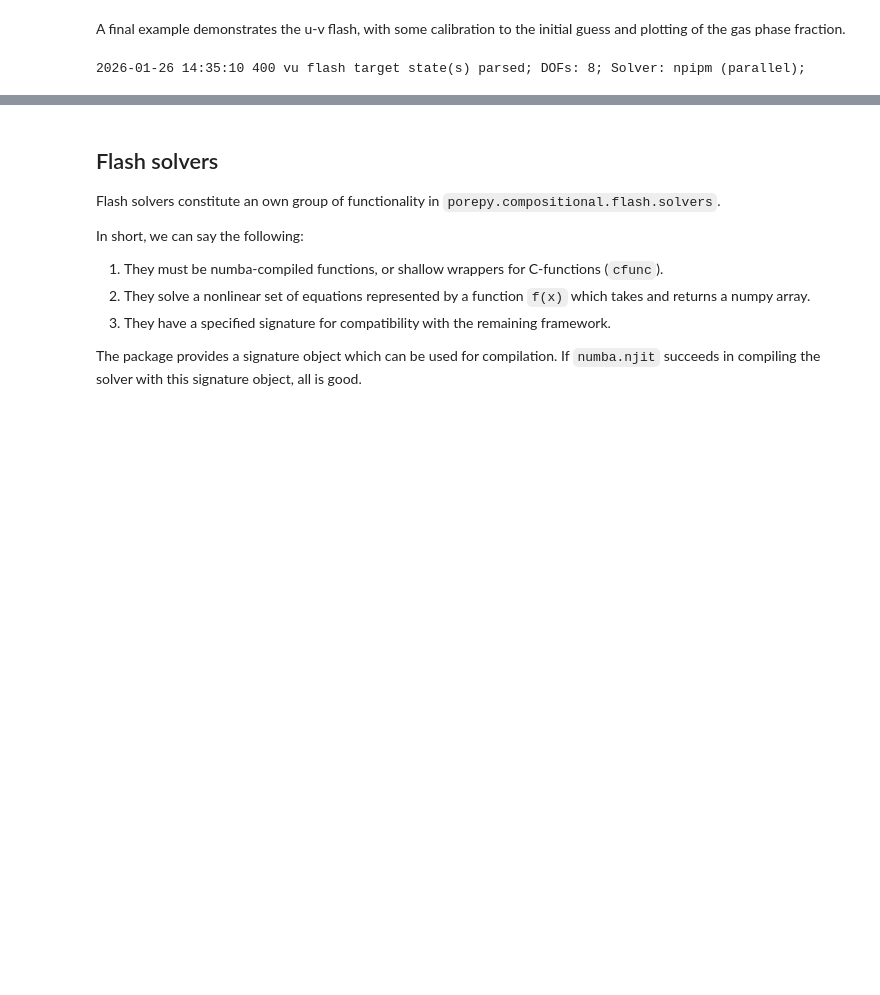
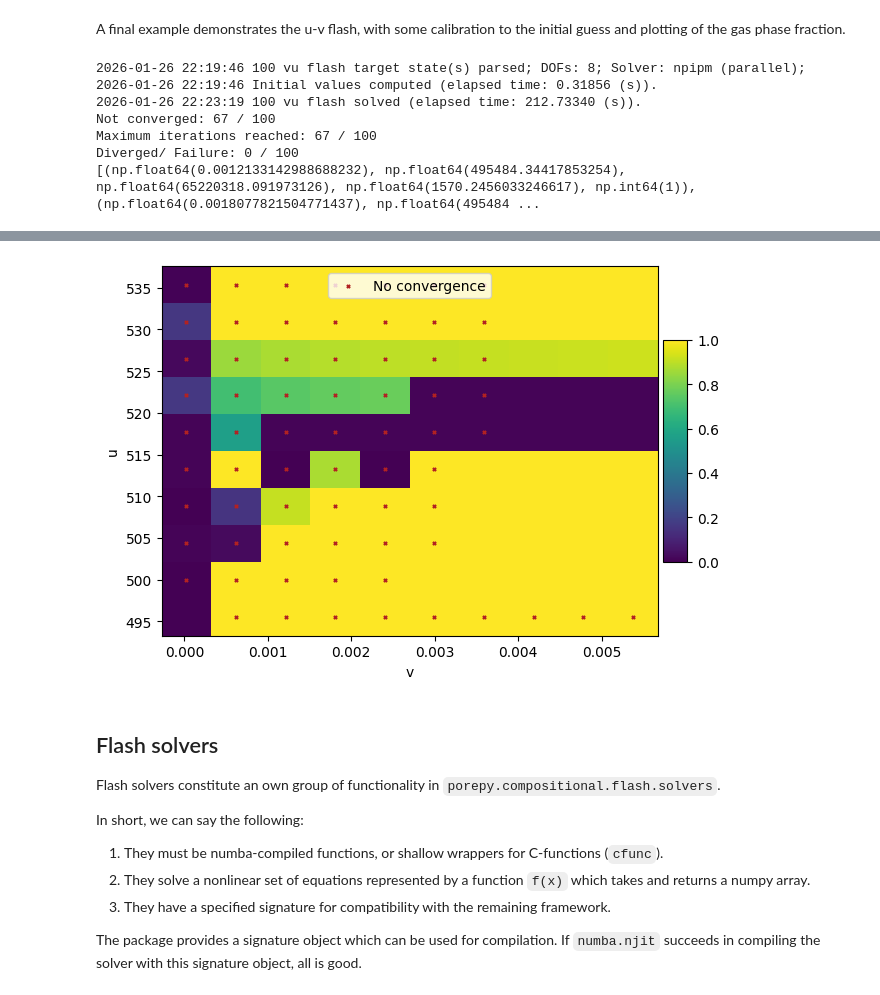
Before and after one commit to pmgbergen/porepy, a Jupyter notebook: tutorials/flash.ipynb, the cells around one changed output, grey strips where cells are left out. Cells and saved outputs as stored; diff of their text form; code cells hidden in the pictures; blank space fills up the shorter version.

Commit message:
MOD: Refactor definition of equilibrium and usage of flash specifications.

```diff
--- a/tutorials/flash.ipynb
+++ b/tutorials/flash.ipynb
@@ -249,5 +250,5 @@ fluid1 = pp.compositional.Fluid(components1, phases1)
 
 flash1 = pf.CompiledPersistentVariableFlash(fluid1)
 
-flash1.compile(pf.FlashSpec.pT, pf.FlashSpec.ph, pf.FlashSpec.vu)
+flash1.compile(pc.FlashSpec.pT, pc.FlashSpec.ph, pc.FlashSpec.vu)
 # %% [output]
@@ -444,7 +445,7 @@ params["gen_arg_params"] = [1e-4, 1e-8]
 z = [0.99, 0.01]
 
 fig_pT, result_pT = flash1.plot_phase_diagram(
-    pf.FlashSpec.pT,
+    pc.FlashSpec.pT,
     p,
     T,
     z,
@@ -536,7 +537,7 @@ params["solver_params"]["rpc_T"] = h2o.critical_temperature
 params["solver_params"]["rpc_T_damp"] = 0.1
 
 fig_ph, result_ph = flash1.plot_phase_diagram(
-    pf.FlashSpec.ph,
+    pc.FlashSpec.ph,
     p,
     h,
     # [0.9999, 0.0001],
@@ -581,6 +577,7 @@ Diverged/ Failure: 0 / 400
 # %% [markdown]
 A final example demonstrates the u-v flash, with some calibration to the initial guess and plotting of the gas phase fraction.
 # %%
+N = 10
 u = np.linspace(result_pT.u.min(), result_pT.u.max(), N)
 v = np.linspace(result_pT.v.min(), result_pT.v.max(), N)
 
@@ -593,15 +590,15 @@ params["solver_params"]["rpc_p"] = h2o.critical_pressure
 params["solver_params"]["rpc_p_damp"] = 0.1
 
 # Configuration of nested loops for initial guess.
-flash1.initializer.params['N1'] = 5  # Loops for fraction guess.
+flash1.initializer.params['N1'] = 2  # Loops for fraction guess.
 flash1.initializer.params['N2'] = 1  # Loops for p-T guess.
 flash1.initializer.params['N3'] = 1  # Outer loop for fraction and p-T guess.
 
 fig_uv, result_uv = flash1.plot_phase_diagram(
-    pf.FlashSpec.vu,
+    pc.FlashSpec.vu,
     v,
     u,
-    [0.99, 0.01],
+    z,
     "y_2", # Gas phase is second phase, !!! numbering starts from 1
     transpose=True,  # NOTE vu must be transposed to get u on vertical axis.
     params=params,
@@ -628,4 +625,10 @@ if np.any(not_converged):
     print(f"Diverged/ Failure: {(result_uv.exitcode >= 2).sum()} / {NN}")
     print(report)
 # %% [output]
-2026-01-26 14:35:10 400 vu flash target state(s) parsed; DOFs: 8; Solver: npipm (parallel);
+2026-01-26 22:19:46 100 vu flash target state(s) parsed; DOFs: 8; Solver: npipm (parallel);
+2026-01-26 22:19:46 Initial values computed (elapsed time: 0.31856 (s)).
+2026-01-26 22:23:19 100 vu flash solved (elapsed time: 212.73340 (s)).
+Not converged: 67 / 100
+Maximum iterations reached: 67 / 100
+Diverged/ Failure: 0 / 100
+[(np.float64(0.0012133142988688232), np.float64(495484.34417853254), np.float64(65220318.091973126), np.float64(1570.2456033246617), np.int64(1)), (np.float64(0.0018077821504771437), np.float64(495484 ...
@@ -633,3 +635,4 @@ if np.any(not_converged):
+[figure, added]
 # %% [markdown]
 ## Flash solvers
 
```
Also changed, not shown: parts of 13 cells of this notebook, 28 other files.
